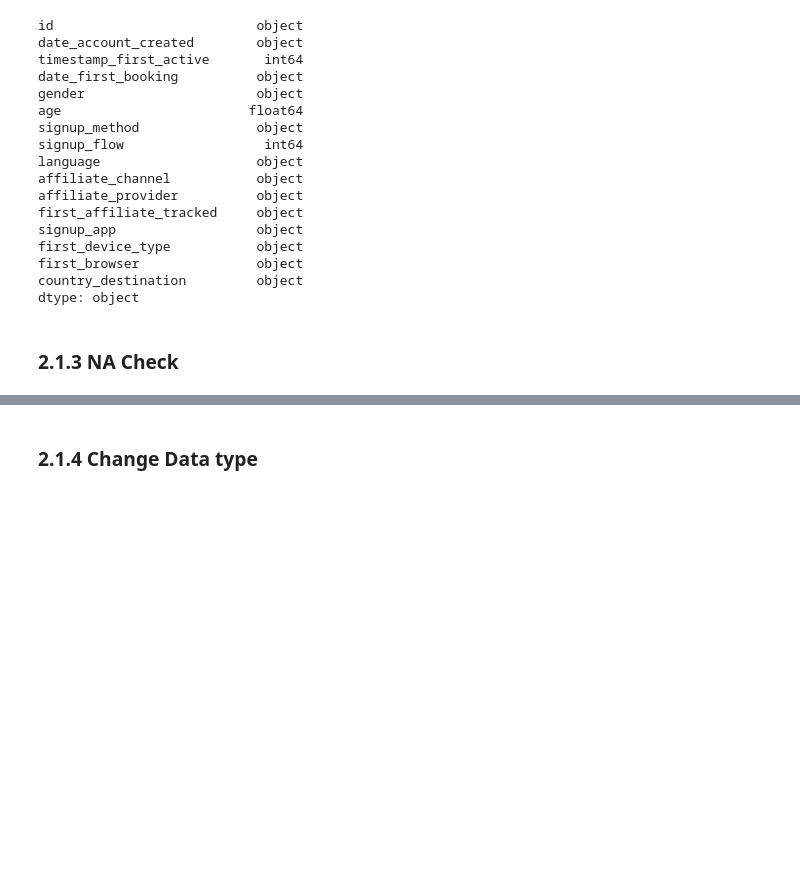
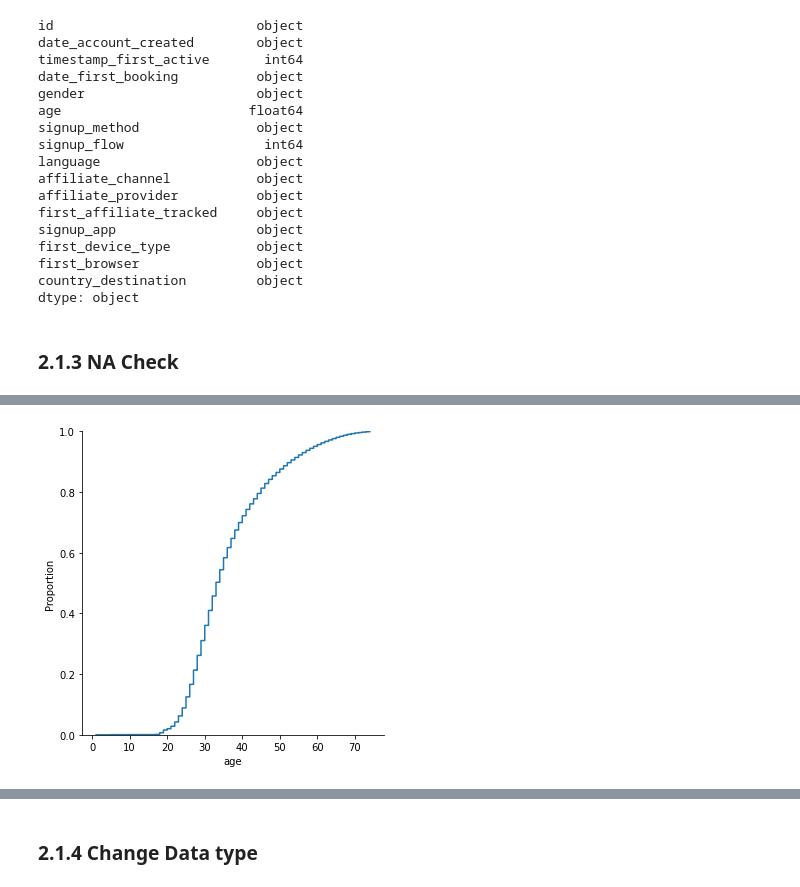
Before and after one commit to FabioCaffarello/airbnb-first-booking, a Jupyter notebook: 02-Notebooks/cycle01_airbnb_first_booking.ipynb, the cells around one changed output, grey strips where cells are left out. Drawn from its saved outputs; the diff is of its cells as text; code cells hidden in the pictures; blank space fills up the shorter version.

```diff
--- a/02-Notebooks/cycle01_airbnb_first_booking.ipynb
+++ b/02-Notebooks/cycle01_airbnb_first_booking.ipynb
@@ -130,4 +130,0 @@ dtype: int64
-# %%
-# remove missing values completely
-df_train_01 = df_train_01.dropna()
-df_train_01.shape
@@ -135,0 +154,4 @@ df_train_01.shape
+# %%
+sns.displot(df_train_01[df_train_01['age']<75]['age'], kind='ecdf');
+# %% [output]
+[figure, added]
```
Also changed, not shown: parts of 15 cells of this notebook.
